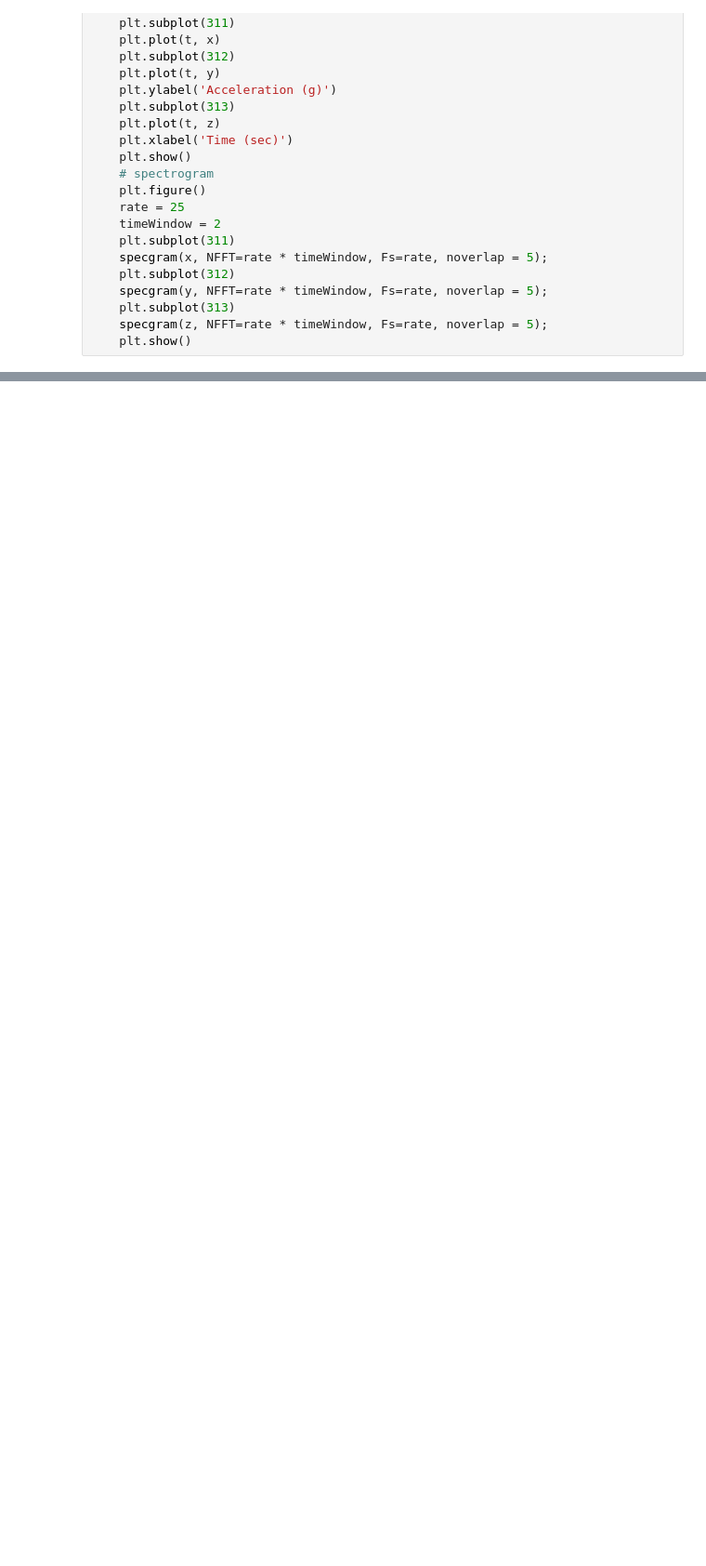
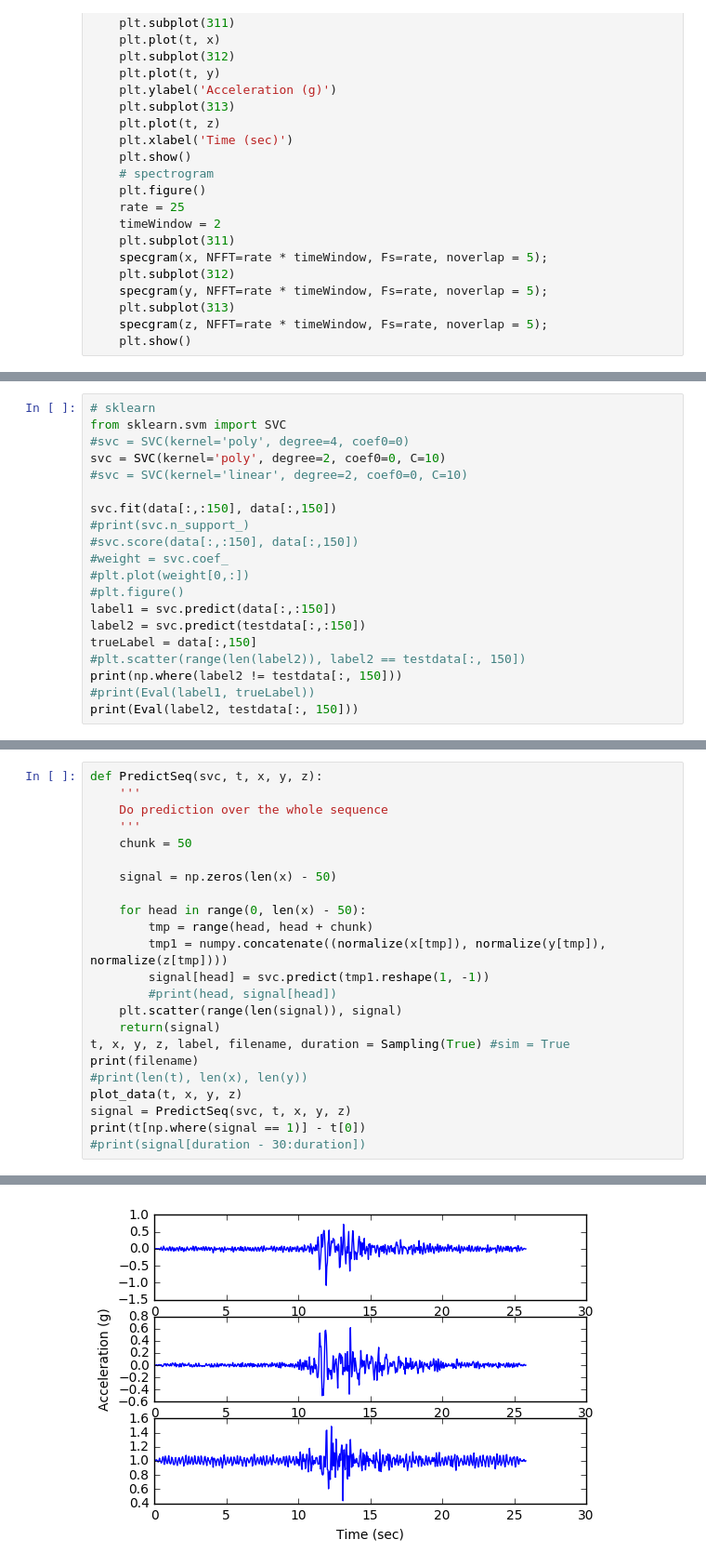
Before and after one commit to shifwang/MyShakeAnalysis, a Jupyter notebook: code/Hue/SVM.ipynb, the cells around one changed output, grey strips where cells are left out. Shown at 93% size. Drawn from its saved outputs; the diff is of its cells as text; blank space fills up the shorter version.

```diff
--- a/code/Hue/SVM.ipynb
+++ b/code/Hue/SVM.ipynb
@@ -103,0 +198,20 @@ False
+# %%
+# sklearn
+from sklearn.svm import SVC
+#svc = SVC(kernel='poly', degree=4, coef0=0)
+svc = SVC(kernel='poly', degree=2, coef0=0, C=10)
+#svc = SVC(kernel='linear', degree=2, coef0=0, C=10)
+
+svc.fit(data[:,:150], data[:,150])
+#print(svc.n_support_)
+#svc.score(data[:,:150], data[:,150])
+#weight = svc.coef_
+#plt.plot(weight[0,:])
+#plt.figure()
+label1 = svc.predict(data[:,:150])
+label2 = svc.predict(testdata[:,:150])
+trueLabel = data[:,150]
+#plt.scatter(range(len(label2)), label2 == testdata[:, 150])
+print(np.where(label2 != testdata[:, 150]))
+#print(Eval(label1, trueLabel))
+print(Eval(label2, testdata[:, 150]))
@@ -103,0 +252,24 @@ False
+# %%
+def PredictSeq(svc, t, x, y, z):
+    '''
+    Do prediction over the whole sequence
+    '''
+    chunk = 50
+
+    signal = np.zeros(len(x) - 50)
+
+    for head in range(0, len(x) - 50):
+        tmp = range(head, head + chunk)
+        tmp1 = numpy.concatenate((normalize(x[tmp]), normalize(y[tmp]), normalize(z[tmp])))
+        signal[head] = svc.predict(tmp1.reshape(1, -1))
+        #print(head, signal[head])
+    plt.scatter(range(len(signal)), signal)
+    return(signal)
+t, x, y, z, label, filename, duration = Sampling(True) #sim = True
+print(filename)
+#print(len(t), len(x), len(y))
+plot_data(t, x, y, z)
+signal = PredictSeq(svc, t, x, y, z)
+print(t[np.where(signal == 1)] - t[0])
+#print(signal[duration - 30:duration])
+# %% [output]
@@ -103,0 +277 @@ False
+[figure, added]
```
Also changed, not shown: parts of 11 cells of this notebook, 1 other file.
